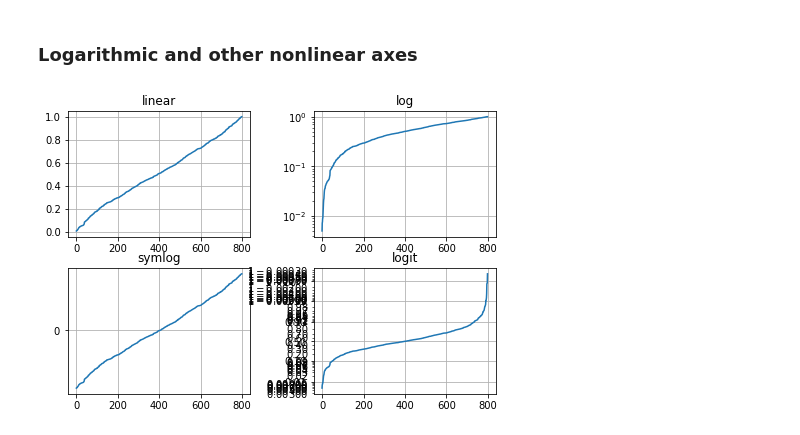
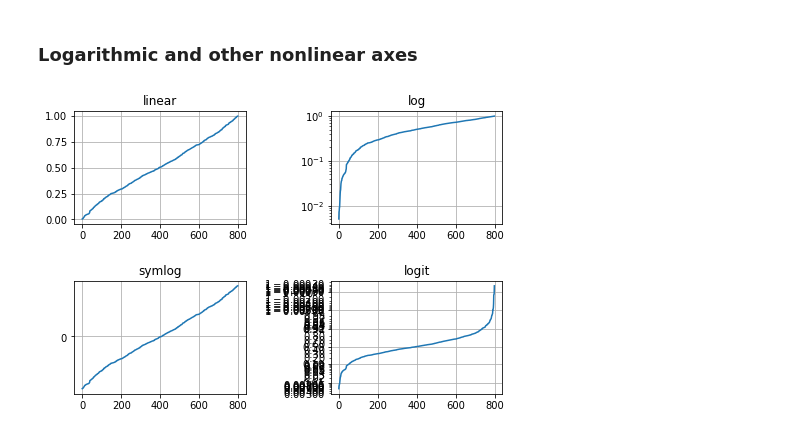
Before and after one commit to Mmddzz3/21_Days_DataScience_Madhura, a Jupyter notebook: Day 2 - Matplotlib.ipynb, the cells around one changed output. Saved outputs shown, nothing was run; the diff lists cells and outputs as text; code cells hidden in the pictures.

```diff
--- a/Day 2 - Matplotlib.ipynb
+++ b/Day 2 - Matplotlib.ipynb
@@ -120,33 +120,33 @@ plt.subplot(221)
 plt.plot(x, y)
 plt.yscale('linear')
 plt.title('linear')
 plt.grid(True)
 
 # log
 plt.subplot(222)
 plt.plot(x, y)
 plt.yscale('log')
 plt.title('log')
 plt.grid(True)
 
 # symmetric log
 plt.subplot(223)
 plt.plot(x, y - y.mean())
 plt.yscale('symlog', linthresh=0.01)
 plt.title('symlog')
 plt.grid(True)
 
 # logit
 plt.subplot(224)
 plt.plot(x, y)
 plt.yscale('logit')
 plt.title('logit')
 plt.grid(True)
 # Adjust the subplot layout, because the logit one may take more space
 # than usual, due to y-tick labels like "1 - 10^{-3}"
-plt.subplots_adjust(top=0.99, bottom=0.008, left=0.010, right=1, hspace=0.25,
-                    wspace=0.35)
+plt.subplots_adjust(top=0.99, bottom=0.008, left=0.010, right=1, hspace=0.5,
+                    wspace=0.5)
 
 plt.show()
 # %% [output]
-[figure, old version]
+[figure, new version]
```
